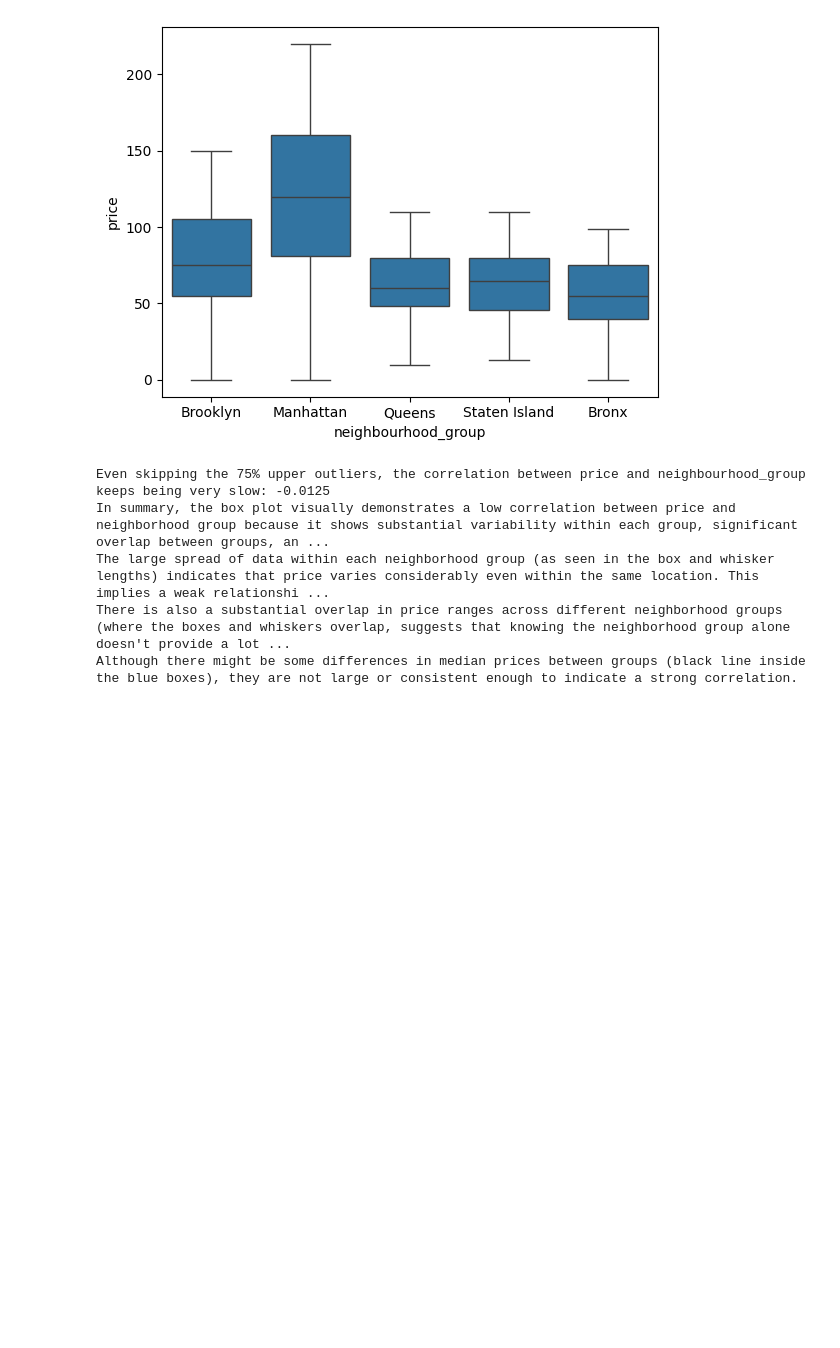
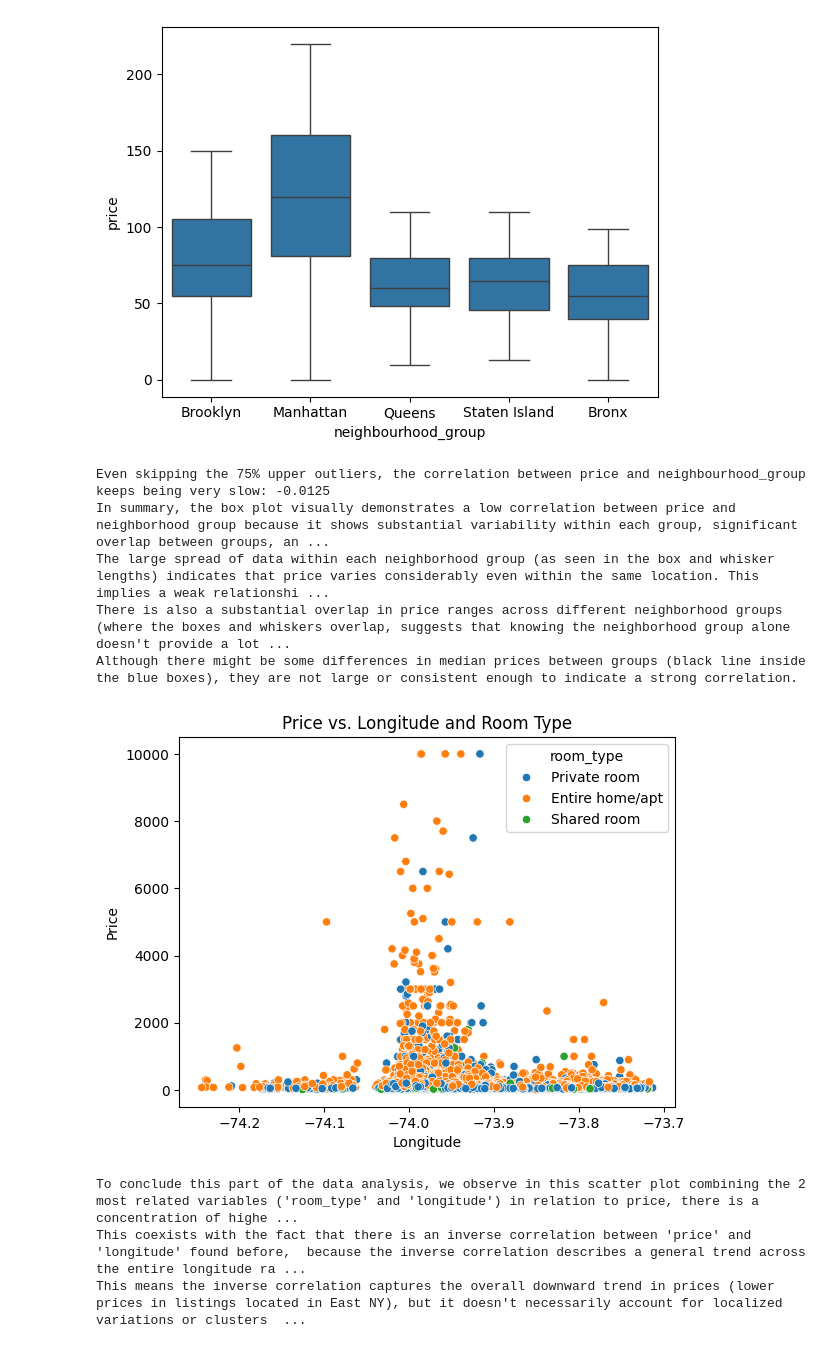
Before and after one commit to 4GeeksAcademy/Data_Preprocessing_Project_TutorialDianaM, a Jupyter notebook: src/explore.ipynb, the cells around one changed output. Saved outputs shown, nothing was run; the diff lists cells and outputs as text; code cells hidden in the pictures; blank space fills up the shorter version.

Commit message:
updated done right  before scaling

```diff
--- a/src/explore.ipynb
+++ b/src/explore.ipynb
@@ -952,3 +949,27 @@ In summary, the box plot visually demonstrates a low correlation between price a
 The large spread of data within each neighborhood group (as seen in the box and whisker lengths) indicates that price varies considerably even within the same location. This implies a weak relationshi ...
 There is also a substantial overlap in price ranges across different neighborhood groups (where the boxes and whiskers overlap, suggests that knowing the neighborhood group alone doesn't provide a lot ...
 Although there might be some differences in median prices between groups (black line inside the blue boxes), they are not large or consistent enough to indicate a strong correlation.
+# %%
+# STEP 8) Multivariate Analysis:
+
+# 8.H) Further "price" predictors with class combinations
+
+import seaborn as sns
+import matplotlib.pyplot as plt
+
+sns.scatterplot(x='longitude', y='price', hue='room_type', data=df)
+
+plt.xlabel("Longitude")
+plt.ylabel("Price")
+plt.title("Price vs. Longitude and Room Type")
+
+plt.show()
+
+print("To conclude this part of the data analysis, we observe in this scatter plot combining the 2 most related variables ('room_type' and 'longitude') in relation to price, there is a concentration of higher prices in 'Middle-Town' with a clear inclination towards Entire homes/apt room types.")
+print("This coexists with the fact that there is an inverse correlation between 'price' and 'longitude' found before,  because the inverse correlation describes a general trend across the entire longitude range, while the middle-town higher prices represent a localized exception or deviation from that trend. ")
+print("This means the inverse correlation captures the overall downward trend in prices (lower prices in listings located in East NY), but it doesn't necessarily account for localized variations or clusters of high-priced listings in specific areas (Middle-town).")
+# %% [output]
+[figure, added]
+To conclude this part of the data analysis, we observe in this scatter plot combining the 2 most related variables ('room_type' and 'longitude') in relation to price, there is a concentration of highe ...
+This coexists with the fact that there is an inverse correlation between 'price' and 'longitude' found before,  because the inverse correlation describes a general trend across the entire longitude ra ...
+This means the inverse correlation captures the overall downward trend in prices (lower prices in listings located in East NY), but it doesn't necessarily account for localized variations or clusters  ...
```
Also changed, not shown: parts of 8 cells of this notebook.
